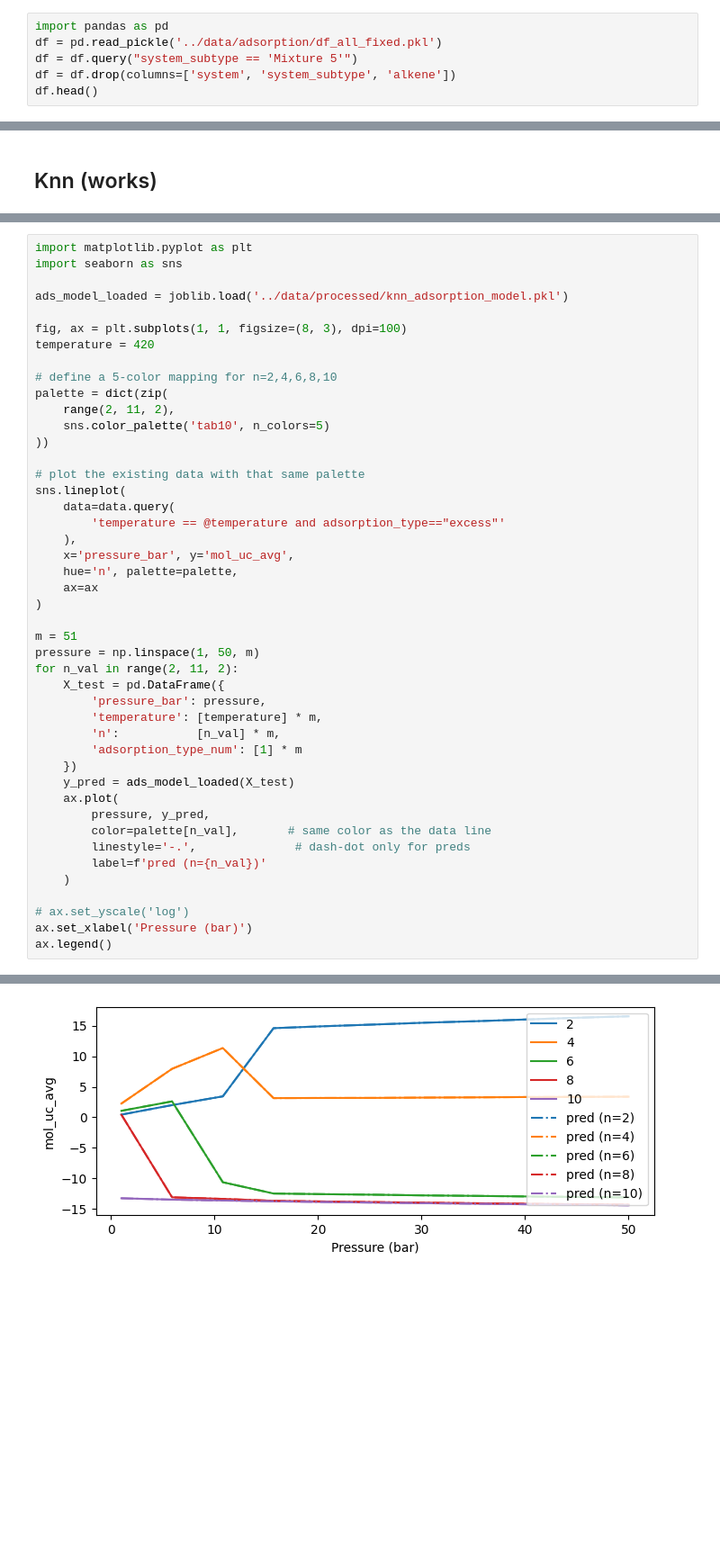
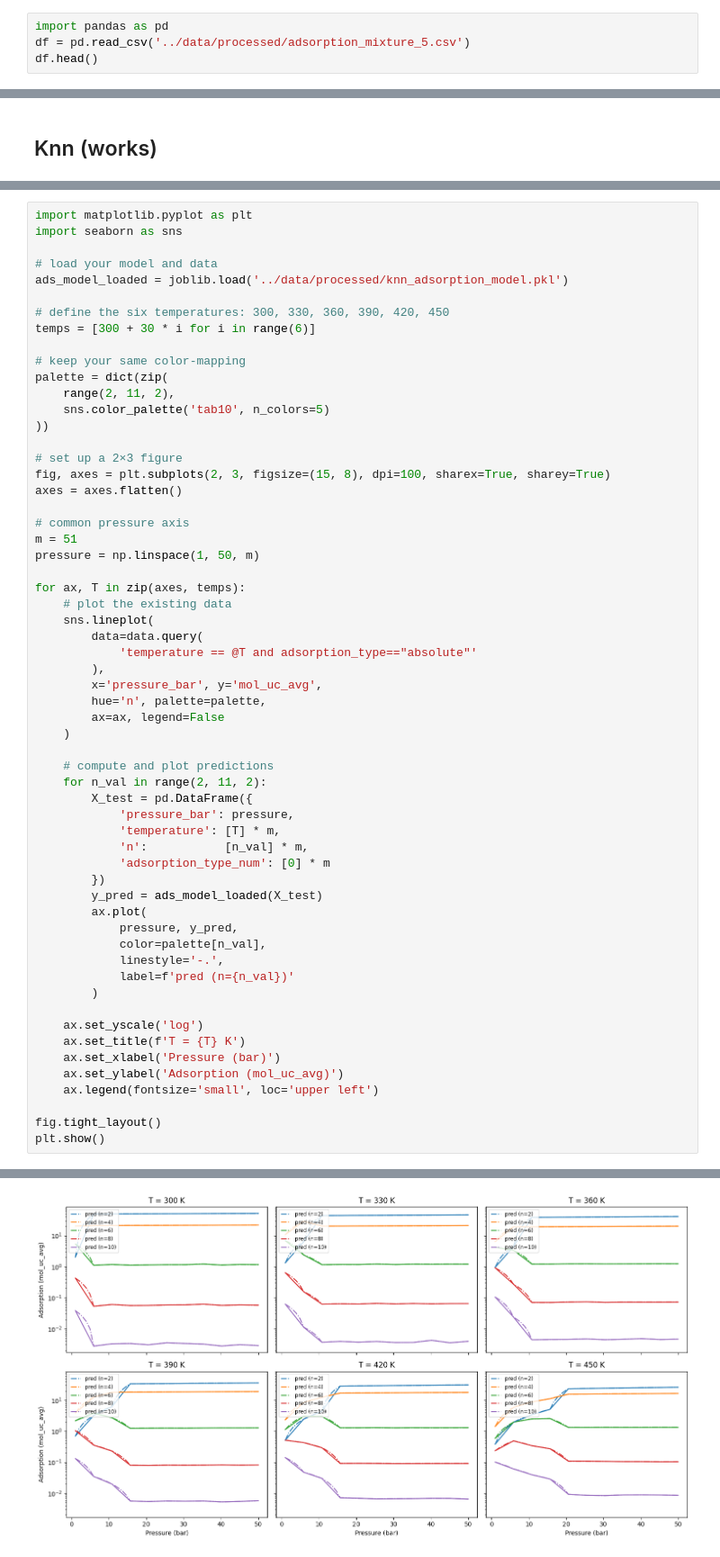
Before and after one commit to multiscale-modelling/kinetic_model, a Jupyter notebook: notebooks/adsorbtion_process_ml.ipynb, the cells around one changed output, grey strips where cells are left out. Shown at 90% size. Cells and saved outputs as stored; diff of their text form; blank space fills up the shorter version.

Commit message:
fixed diffusion model and changed plot in adsorption model

```diff
--- a/notebooks/adsorbtion_process_ml.ipynb
+++ b/notebooks/adsorbtion_process_ml.ipynb
@@ -2,9 +2,7 @@
 # Check data
 # %%
 import pandas as pd
-df = pd.read_pickle('../data/adsorption/df_all_fixed.pkl')
-df = df.query("system_subtype == 'Mixture 5'")
-df = df.drop(columns=['system', 'system_subtype', 'alkene'])
+df = pd.read_csv('../data/processed/adsorption_mixture_5.csv')
 df.head()
 # %% [output]
 |  | mol_uc_avg | n | temperature | adsorption_type | pressure |
@@ -232,45 +125,59 @@ joblib.dump(ads_model, '../data/processed/knn_adsorption_model.pkl')
 import matplotlib.pyplot as plt
 import seaborn as sns
 
+# load your model and data
 ads_model_loaded = joblib.load('../data/processed/knn_adsorption_model.pkl')
 
-fig, ax = plt.subplots(1, 1, figsize=(8, 3), dpi=100)
-temperature = 420
+# define the six temperatures: 300, 330, 360, 390, 420, 450
+temps = [300 + 30 * i for i in range(6)]
 
-# define a 5-color mapping for n=2,4,6,8,10
+# keep your same color‐mapping
 palette = dict(zip(
     range(2, 11, 2),
     sns.color_palette('tab10', n_colors=5)
 ))
 
-# plot the existing data with that same palette
-sns.lineplot(
-    data=data.query(
-        'temperature == @temperature and adsorption_type=="excess"'
-    ),
-    x='pressure_bar', y='mol_uc_avg',
-    hue='n', palette=palette,
-    ax=ax
-)
+# set up a 2×3 figure
+fig, axes = plt.subplots(2, 3, figsize=(15, 8), dpi=100, sharex=True, sharey=True)
+axes = axes.flatten()
 
+# common pressure axis
 m = 51
 pressure = np.linspace(1, 50, m)
-for n_val in range(2, 11, 2):
-    X_test = pd.DataFrame({
-        'pressure_bar': pressure,
-        'temperature': [temperature] * m,
-        'n':           [n_val] * m,
-        'adsorption_type_num': [1] * m
-    })
-    y_pred = ads_model_loaded(X_test)
-    ax.plot(
-        pressure, y_pred,
-        color=palette[n_val],       # same color as the data line
-        linestyle='-.',              # dash-dot only for preds
-        label=f'pred (n={n_val})'
+
+for ax, T in zip(axes, temps):
+    # plot the existing data
+    sns.lineplot(
+        data=data.query(
+            'temperature == @T and adsorption_type=="absolute"'
+        ),
+        x='pressure_bar', y='mol_uc_avg',
+        hue='n', palette=palette,
+        ax=ax, legend=False
     )
 
-# ax.set_yscale('log')
-ax.set_xlabel('Pressure (bar)')
-ax.legend()
+    # compute and plot predictions
+    for n_val in range(2, 11, 2):
+        X_test = pd.DataFrame({
+            'pressure_bar': pressure,
+            'temperature': [T] * m,
+            'n':           [n_val] * m,
+            'adsorption_type_num': [0] * m
+        })
+        y_pred = ads_model_loaded(X_test)
+        ax.plot(
+            pressure, y_pred,
+            color=palette[n_val],
+            linestyle='-.',
+            label=f'pred (n={n_val})'
+        )
+
+    ax.set_yscale('log')
+    ax.set_title(f'T = {T} K')
+    ax.set_xlabel('Pressure (bar)')
+    ax.set_ylabel('Adsorption (mol_uc_avg)')
+    ax.legend(fontsize='small', loc='upper left')
+
+fig.tight_layout()
+plt.show()
 # %% [output]
@@ -278 +184 @@ ax.legend()
-[figure, old version]
+[figure, new version]
```
Also changed, not shown: parts of 7 cells of this notebook, 5 other files.
